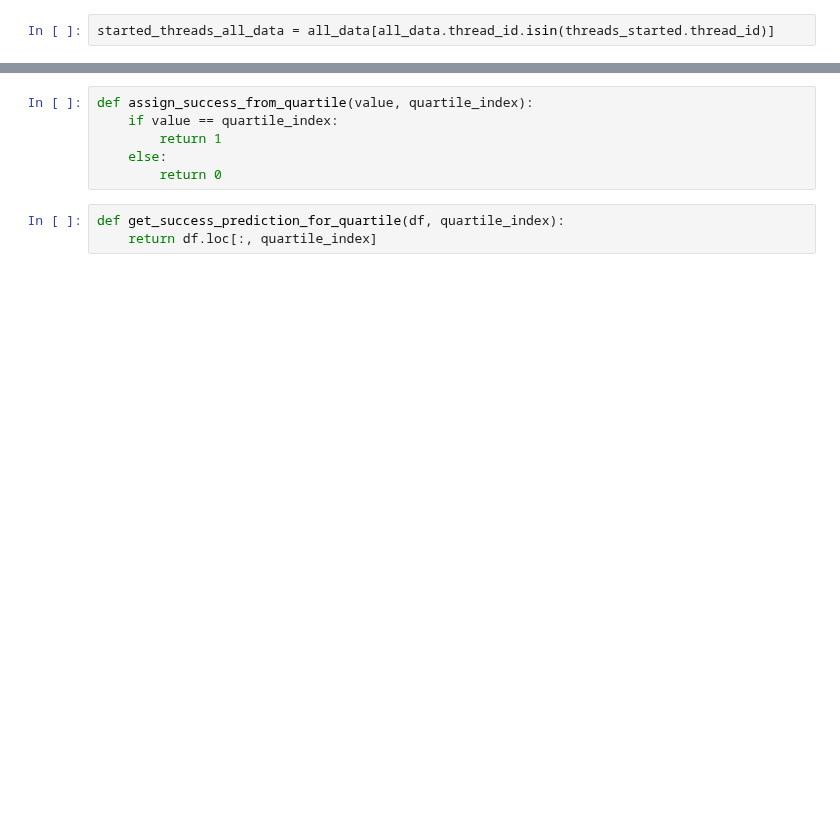
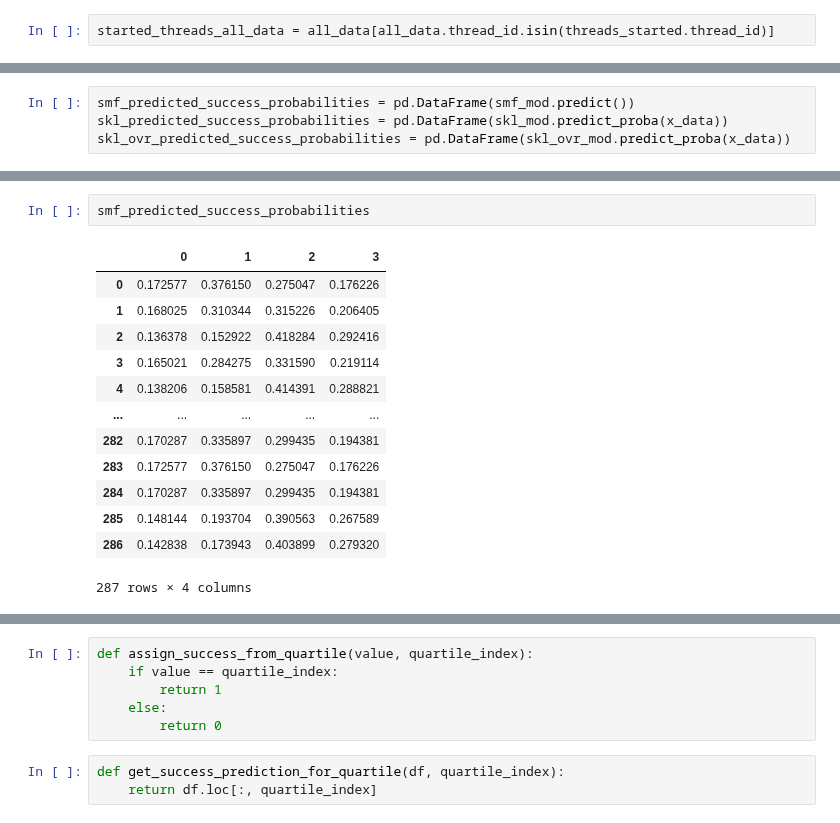
Before and after one commit to caralynch/reddit_analyses, a Jupyter notebook: 28_testing_multinomial_logreg.ipynb, the cells around one changed output, grey strips where cells are left out. Cells and saved outputs as stored; diff of their text form; blank space fills up the shorter version.

```diff
--- a/28_testing_multinomial_logreg.ipynb
+++ b/28_testing_multinomial_logreg.ipynb
@@ -281,0 +221,4 @@ predicted_success_probabilities = pd.DataFrame(mnlogit_fit.predict())
+# %%
+smf_predicted_success_probabilities = pd.DataFrame(smf_mod.predict())
+skl_predicted_success_probabilities = pd.DataFrame(skl_mod.predict_proba(x_data))
+skl_ovr_predicted_success_probabilities = pd.DataFrame(skl_ovr_mod.predict_proba(x_data))
@@ -281,0 +240,16 @@ predicted_success_probabilities = pd.DataFrame(mnlogit_fit.predict())
+# %%
+smf_predicted_success_probabilities
+# %% [output]
+|  | 0 | 1 | 2 | 3 |
+| 0 | 0.172577 | 0.376150 | 0.275047 | 0.176226 |
+| 1 | 0.168025 | 0.310344 | 0.315226 | 0.206405 |
+| 2 | 0.136378 | 0.152922 | 0.418284 | 0.292416 |
+| 3 | 0.165021 | 0.284275 | 0.331590 | 0.219114 |
+| 4 | 0.138206 | 0.158581 | 0.414391 | 0.288821 |
+| ... | ... | ... | ... | ... |
+| 282 | 0.170287 | 0.335897 | 0.299435 | 0.194381 |
+| 283 | 0.172577 | 0.376150 | 0.275047 | 0.176226 |
+| 284 | 0.170287 | 0.335897 | 0.299435 | 0.194381 |
+| 285 | 0.148144 | 0.193704 | 0.390563 | 0.267589 |
+| 286 | 0.142838 | 0.173943 | 0.403899 | 0.279320 |
+287 rows × 4 columns
```
Also changed, not shown: parts of 61 cells of this notebook.
